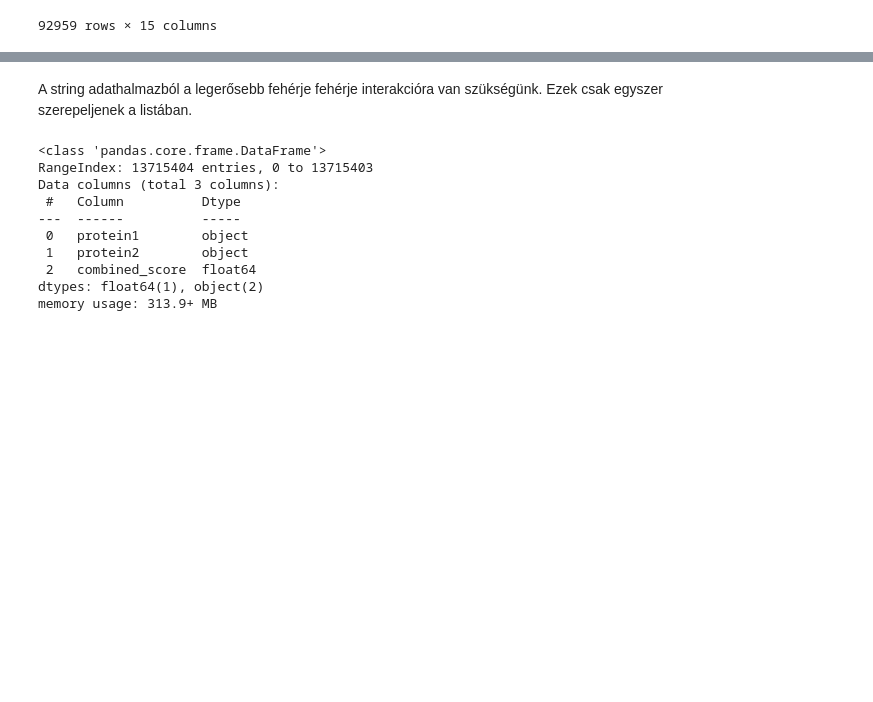
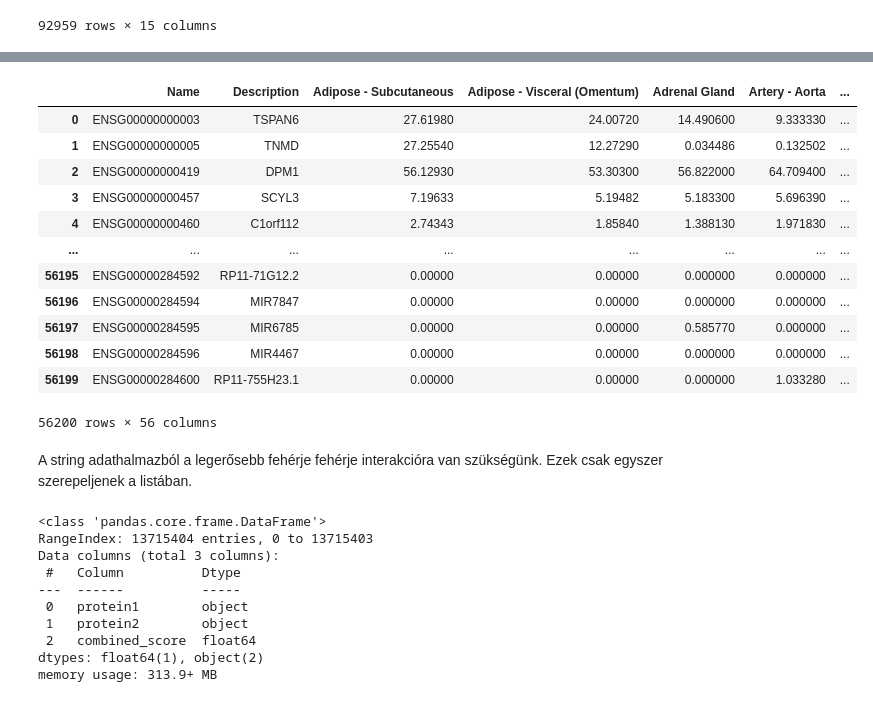
Before and after one commit to Nemes2000/gene-disease-gnn, a Jupyter notebook: data_process.ipynb, the cells around one changed output, grey strips where cells are left out. Saved outputs shown, nothing was run; the diff lists cells and outputs as text; code cells hidden in the pictures; blank space fills up the shorter version.

```diff
--- a/data_process.ipynb
+++ b/data_process.ipynb
@@ -59,9 +69,23 @@ A gtex géneket tartalmaz a fehérje leírók pedig fehérje azonosítókat, ez
 # %%
 gtex = pd.read_csv("./data/GTEx_Analysis_2017-06-05_v8_RNASeQCv1.1.9_gene_median_tpm.gct", sep='\t', header=0)
 gtex_sorted = gtex.sort_values(by="Name", ascending=True)
-gtex_sorted["Name"] = gtex_sorted.apply(lambda row: row["Name"][4:].split(".")[0], axis=1)
+gtex_sorted["Name"] = gtex_sorted.apply(lambda row: row["Name"].split(".")[0], axis=1)
 gtex_sorted= gtex_sorted.reset_index(drop=True)
-#jól gondolom, hogy a fehérje és gén azonosító az ugyan arra mutat ha el távolitom az elejéről a ENSG illetve ENSP stringeket?
+gtex_sorted
+# %% [output]
+|  | Name | Description | Adipose - Subcutaneous | Adipose - Visceral (Omentum) | Adrenal Gland | Artery - Aorta | ... |
+| 0 | ENSG00000000003 | TSPAN6 | 27.61980 | 24.00720 | 14.490600 | 9.333330 | ... |
+| 1 | ENSG00000000005 | TNMD | 27.25540 | 12.27290 | 0.034486 | 0.132502 | ... |
+| 2 | ENSG00000000419 | DPM1 | 56.12930 | 53.30300 | 56.822000 | 64.709400 | ... |
+| 3 | ENSG00000000457 | SCYL3 | 7.19633 | 5.19482 | 5.183300 | 5.696390 | ... |
+| 4 | ENSG00000000460 | C1orf112 | 2.74343 | 1.85840 | 1.388130 | 1.971830 | ... |
+| ... | ... | ... | ... | ... | ... | ... | ... |
+| 56195 | ENSG00000284592 | RP11-71G12.2 | 0.00000 | 0.00000 | 0.000000 | 0.000000 | ... |
+| 56196 | ENSG00000284594 | MIR7847 | 0.00000 | 0.00000 | 0.000000 | 0.000000 | ... |
+| 56197 | ENSG00000284595 | MIR6785 | 0.00000 | 0.00000 | 0.585770 | 0.000000 | ... |
+| 56198 | ENSG00000284596 | MIR4467 | 0.00000 | 0.00000 | 0.000000 | 0.000000 | ... |
+| 56199 | ENSG00000284600 | RP11-755H23.1 | 0.00000 | 0.00000 | 0.000000 | 1.033280 | ... |
+56200 rows × 56 columns
 # %% [markdown]
 A string adathalmazból a legerősebb fehérje fehérje interakcióra van szükségünk. Ezek csak egyszer szerepeljenek a listában.
 # %%
```
Also changed, not shown: parts of 16 cells of this notebook.
